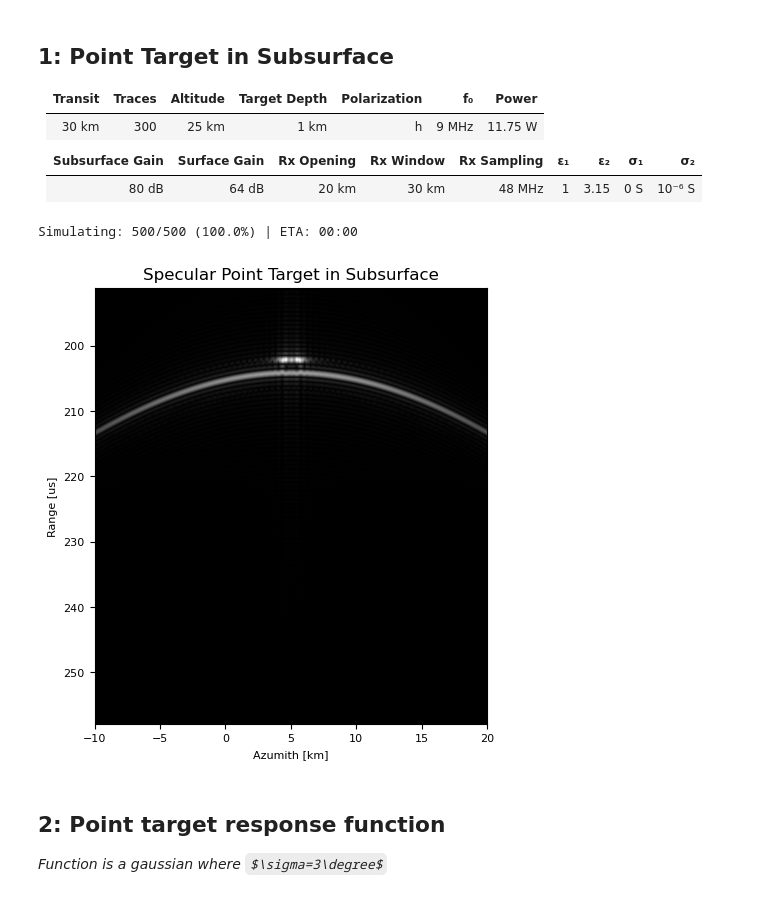
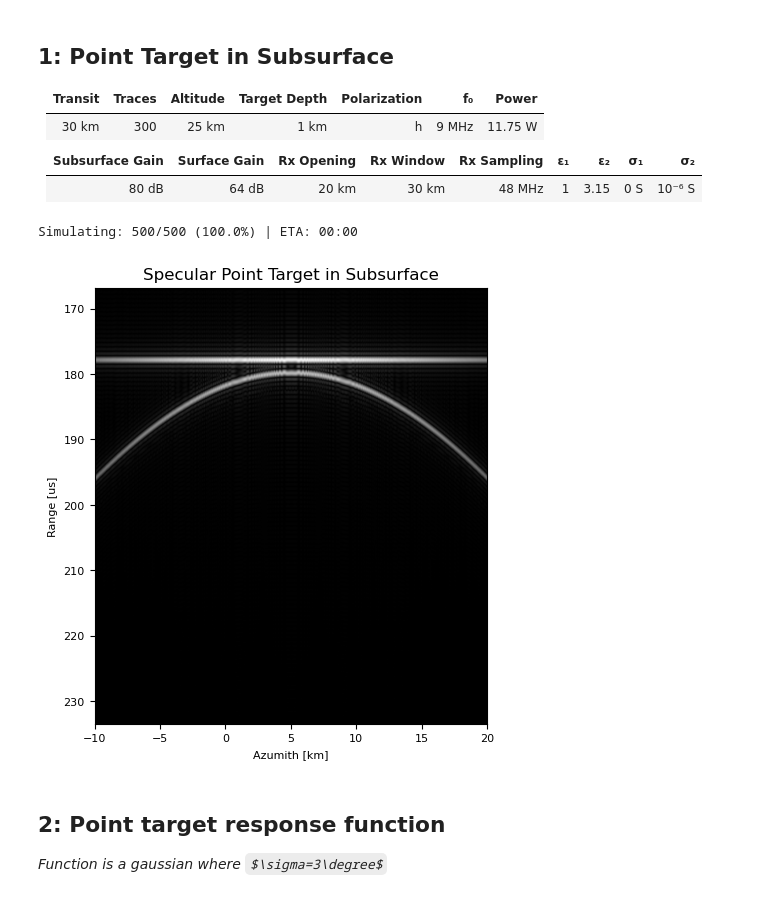
Before and after one commit to Nacnud04/EuropaRaypaths, a Jupyter notebook: examples/Examples.ipynb, the cells around one changed output. Drawn from its saved outputs; the diff is of its cells as text; code cells hidden in the pictures; some formulas as TeX source.

Commit message:
Added reflection facet centering

```diff
--- a/examples/Examples.ipynb
+++ b/examples/Examples.ipynb
@@ -35,10 +35,10 @@ ss = source_linspace('x', -10e3, 20e3, 5050, 25e3, 500, 9e6, 1e6)
 # target location
 t = (5000, 5050, -500)   # target location (x, y, z)
 # %%
-rdrgrm, time = run_sim_ms(surf, ss, t, reflect=True, polarization='v', sltrng=False)
+rdrgrm, time = run_sim_ms(surf, ss, t, reflect=True, polarization='v', sltrng=False, refl_center=True)
 # %% [output]
 Simulating: 500/500 (100.0%) | ETA: 00:00
-[figure, old version]
+[figure, new version]
 # %% [markdown]
 ## 2: Point target response function
 *Function is a gaussian where $\sigma=3\degree$*
```
Also changed, not shown: 2 other files.
